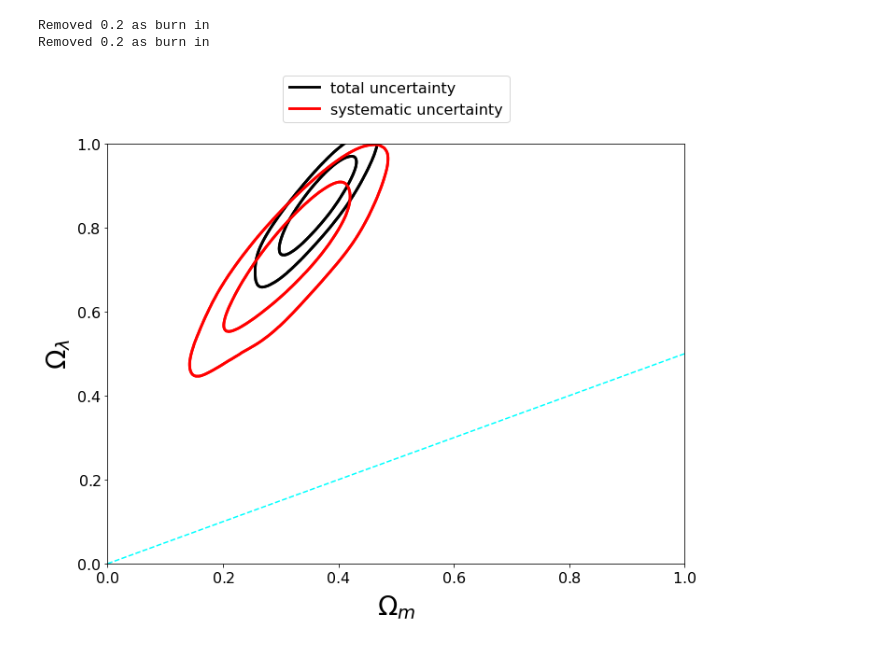
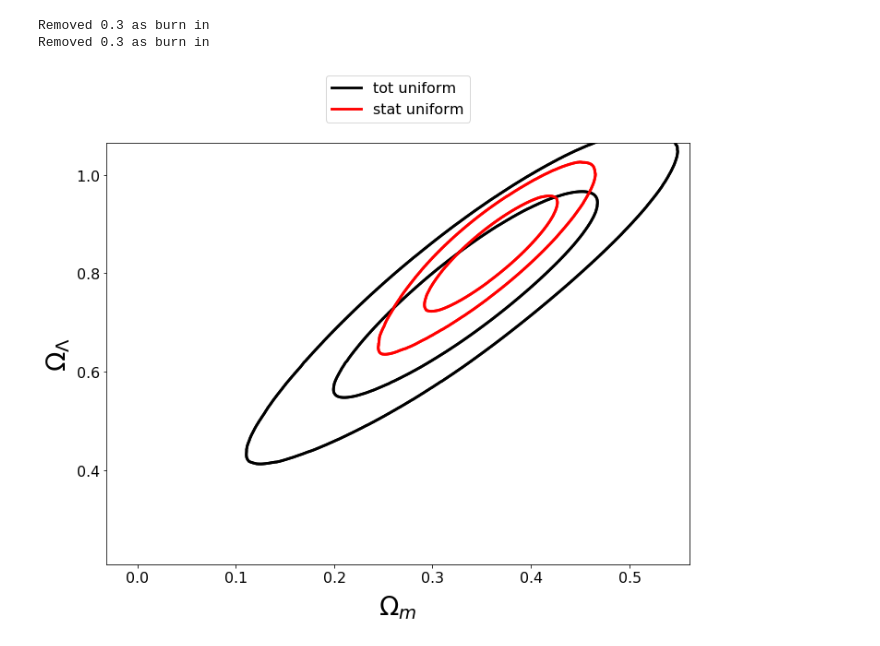
Before and after one commit to josephmlev/group1Project_250, a Jupyter notebook: MCMC_Testing_2.ipynb, the cells around one changed output. Saved outputs shown, nothing was run; the diff lists cells and outputs as text; code cells hidden in the pictures.

```diff
--- a/MCMC_Testing_2.ipynb
+++ b/MCMC_Testing_2.ipynb
@@ -65,4 +61,4 @@ for i in range(0,4):
 # %%
 names = ['H0', 'Om', 'Ode','M']
-labels = ['H_0 [km/s/Mpc]', '\Omega_m', '\Omega_{\lambda}', 'M']
+labels = ['H_0 [km/s/Mpc]', '\Omega_m', '\Omega_{\Lambda}', 'M']
 # %%
@@ -91,8 +75,7 @@ Removed 0.2 as burn in
-# %%
-Omega_estimate = funs.make_plot([chains_tot_uniform, chains_sys_uniform], legend=['total uncertainty', 'systematic uncertainty'], label=labels, name=names)
-Omega_estimate.plot_2d([1,2],accel_decel_line=True)
-plt.savefig('Omega_estimates.png')
-# %% [output]
-Removed 0.2 as burn in
-Removed 0.2 as burn in
-[figure, removed]
+# %%
+ch1 = funs.make_plot([chains_tot_uniform, chains_stat_uniform], legend=['tot uniform','stat uniform'], label=labels, name=names, burn_in=0.3)
+ch1.plot_2d([1,2])
+# %% [output]
+Removed 0.3 as burn in
+Removed 0.3 as burn in
+[figure, added]
```
Also changed, not shown: parts of 8 cells of this notebook, 1 other file.
